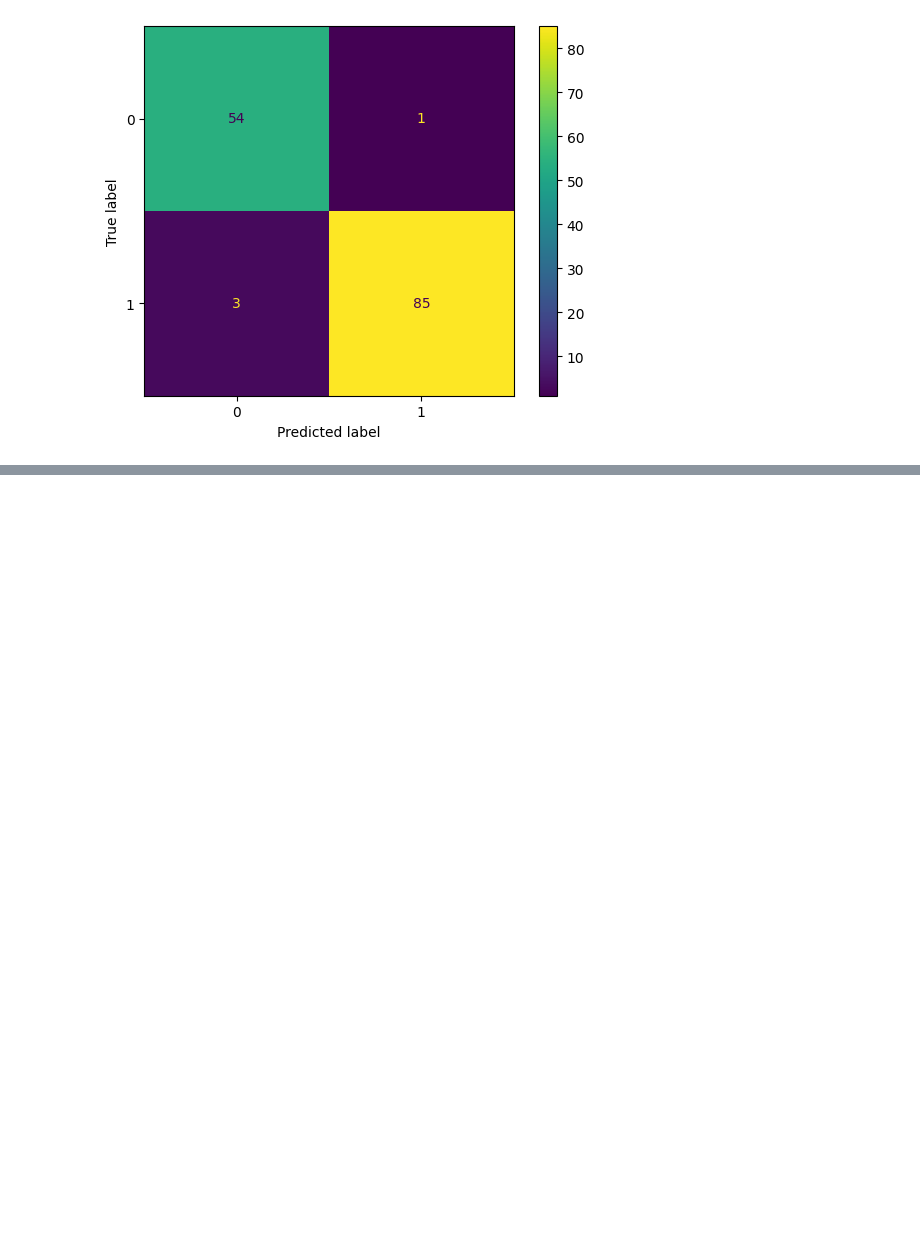
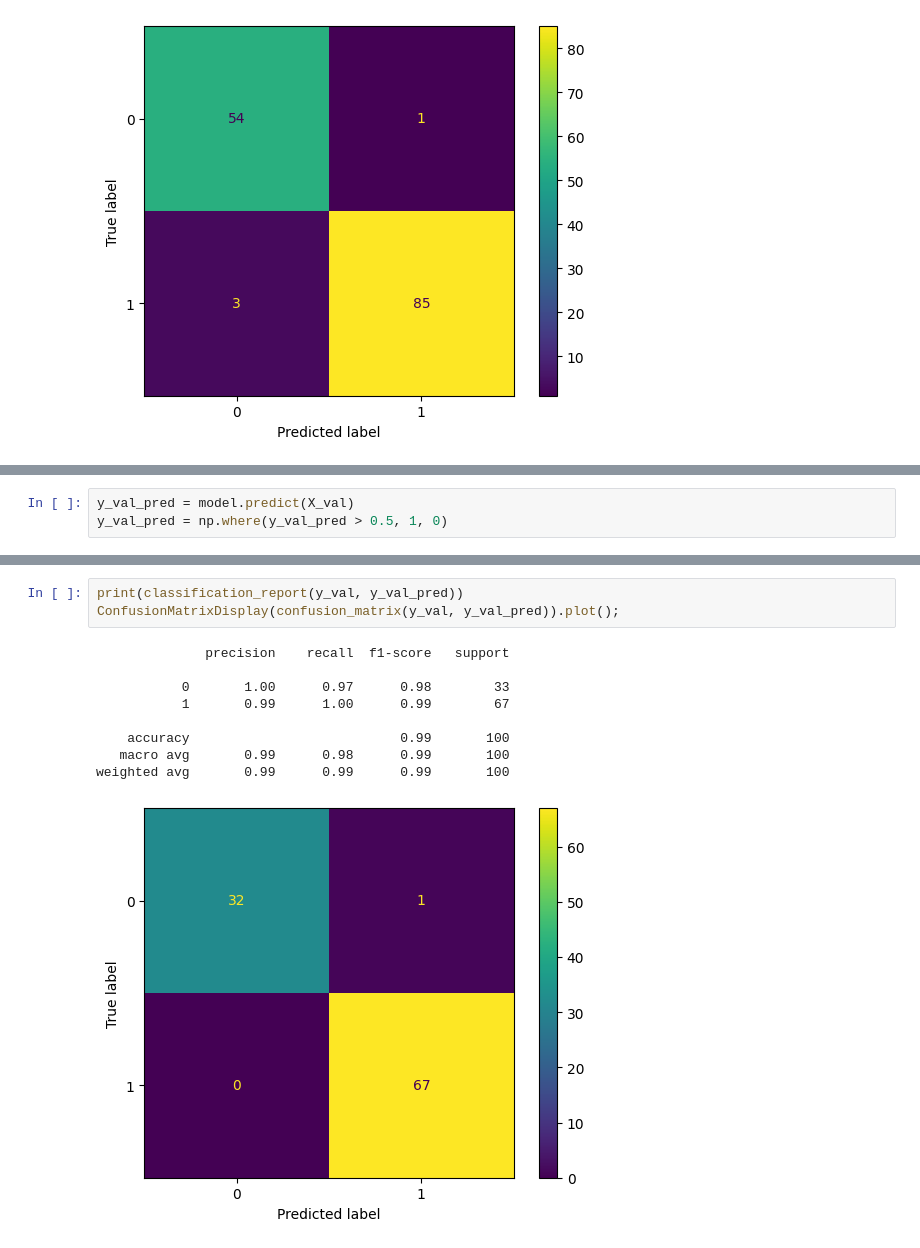
Before and after one commit to UnlimitedV/tensorflow-and-keras---simple, a Jupyter notebook: ANN/02-Keras-Classification.ipynb, the cells around one changed output, grey strips where cells are left out. Drawn from its saved outputs; the diff is of its cells as text; blank space fills up the shorter version.

```diff
--- a/ANN/02-Keras-Classification.ipynb
+++ b/ANN/02-Keras-Classification.ipynb
@@ -444,0 +571,3 @@ ConfusionMatrixDisplay(confusion_matrix(y_test,predictions)).plot()
+# %%
+y_val_pred = model.predict(X_val)
+y_val_pred = np.where(y_val_pred > 0.5, 1, 0)
@@ -444,0 +582,13 @@ ConfusionMatrixDisplay(confusion_matrix(y_test,predictions)).plot()
+# %%
+print(classification_report(y_val, y_val_pred))
+ConfusionMatrixDisplay(confusion_matrix(y_val, y_val_pred)).plot();
+# %% [output]
+              precision    recall  f1-score   support
+
+           0       1.00      0.97      0.98        33
+           1       0.99      1.00      0.99        67
+
+    accuracy                           0.99       100
+   macro avg       0.99      0.98      0.99       100
+weighted avg       0.99      0.99      0.99       100
+[figure, added]
```
Also changed, not shown: parts of 17 cells of this notebook.
